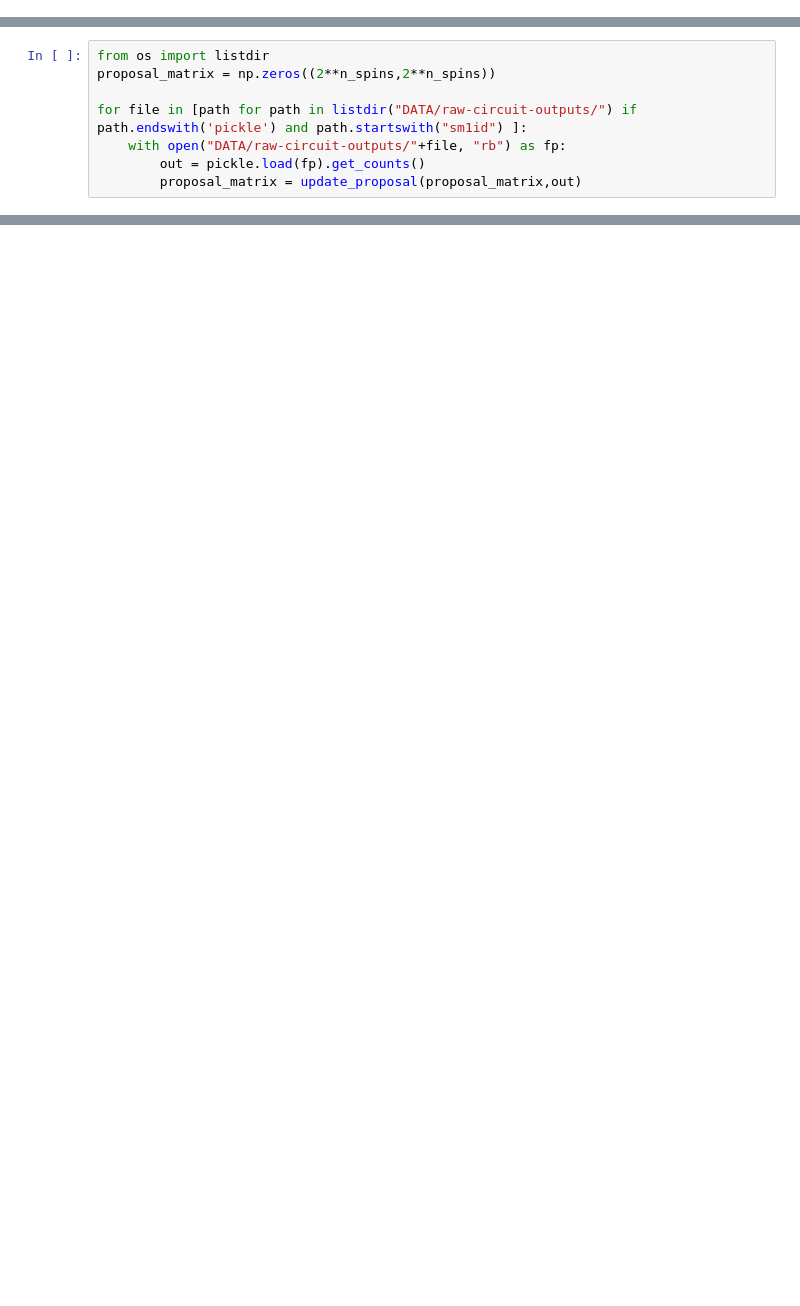
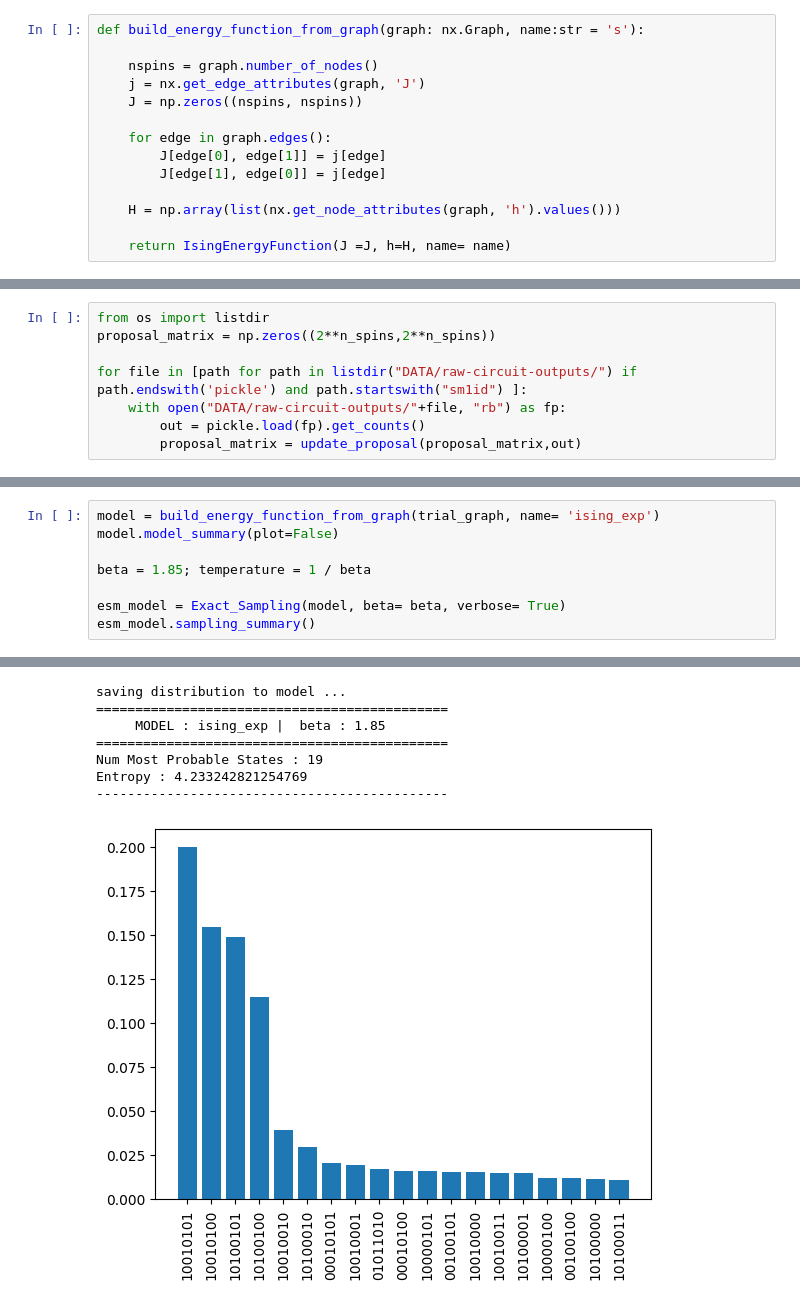
Before and after one commit to pafloxy/qhack-project-raflaneq, a Jupyter notebook: proposal_matrix.ipynb, the cells around one changed output, grey strips where cells are left out. Cells and saved outputs as stored; diff of their text form; blank space fills up the shorter version.

```diff
--- a/proposal_matrix.ipynb
+++ b/proposal_matrix.ipynb
@@ -8,3 +24,17 @@ num_circuits = 147  ## number of pickle files
+# %%
+def build_energy_function_from_graph(graph: nx.Graph, name:str = 's'):
+
+    nspins = graph.number_of_nodes()
+    j = nx.get_edge_attributes(graph, 'J')
+    J = np.zeros((nspins, nspins))
+
+    for edge in graph.edges():
+        J[edge[0], edge[1]] = j[edge]
+        J[edge[1], edge[0]] = j[edge]
+
+    H = np.array(list(nx.get_node_attributes(graph, 'h').values()))
+
+    return IsingEnergyFunction(J =J, h=H, name= name)
 # %%
 def new_proposal(counts: dict,twirl:int = 0,shots:int = 10**5):
     matrix_update = np.zeros((2**n_spins,2**n_spins))
@@ -57,0 +174,9 @@ np.save('DATA/proposal_matrix/'+'proposal_matrix'+ str(int(time.time())), propos
+# %%
+model = build_energy_function_from_graph(trial_graph, name= 'ising_exp')
+model.model_summary(plot=False)
+
+beta = 1.85; temperature = 1 / beta
+
+esm_model = Exact_Sampling(model, beta= beta, verbose= True)
+esm_model.sampling_summary()
+# %% [output]
@@ -57,0 +194,8 @@ np.save('DATA/proposal_matrix/'+'proposal_matrix'+ str(int(time.time())), propos
+saving distribution to model ...
+=============================================
+     MODEL : ising_exp |  beta : 1.85
+=============================================
+Num Most Probable States : 19
+Entropy : 4.233242821254769
+---------------------------------------------
+[figure, added]
```
Also changed, not shown: parts of 21 cells of this notebook.
